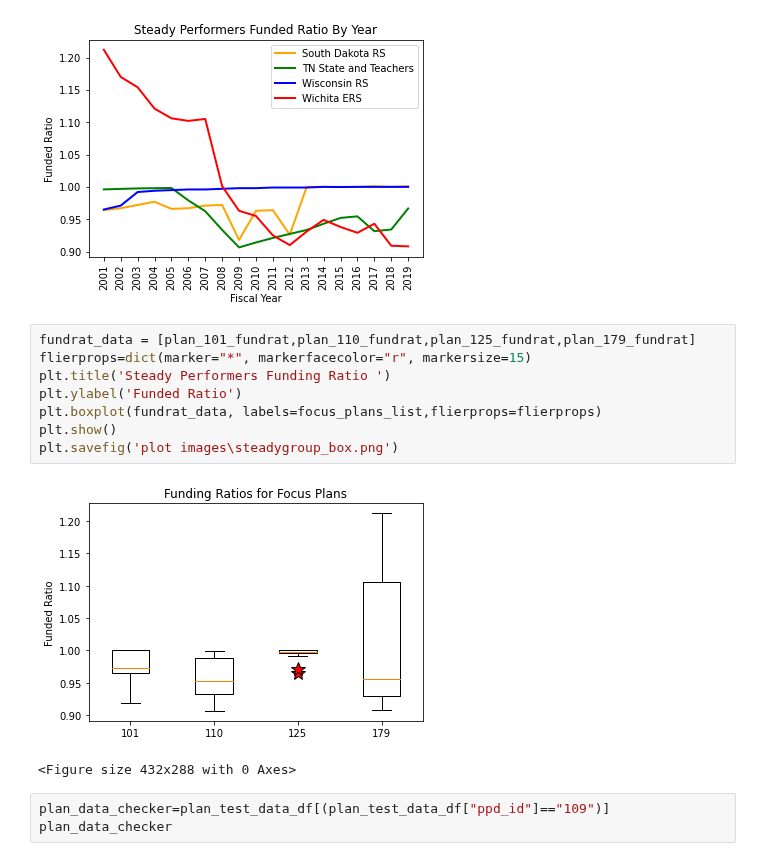
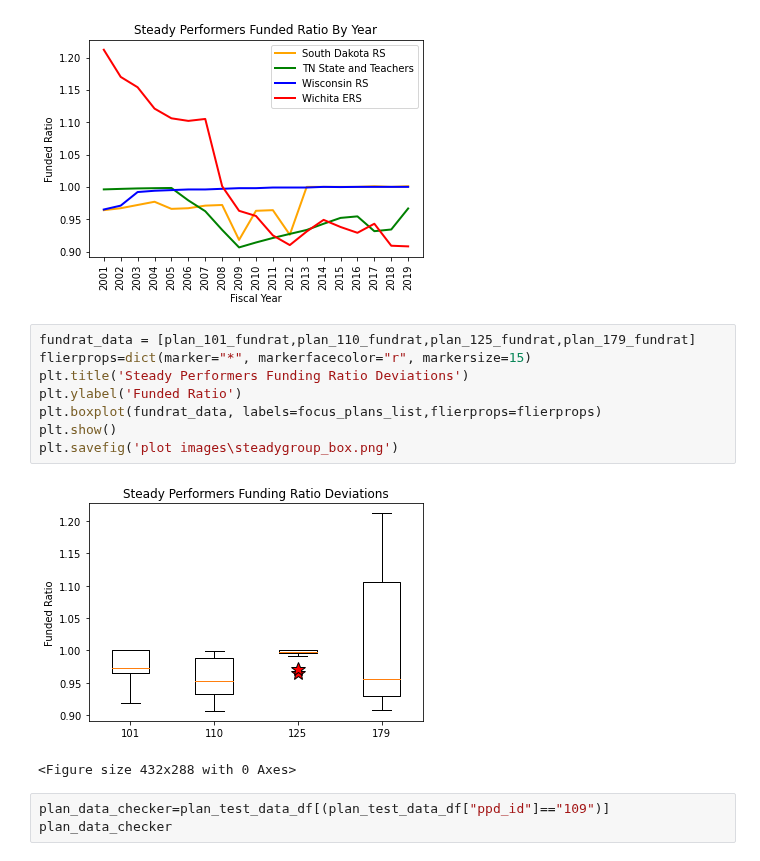
Before and after one commit to DeltaDeutsch/PPD-Group-Project, a Jupyter notebook: PPD Group Focus Plans.ipynb, the cells around one changed output. Saved outputs shown, nothing was run; the diff lists cells and outputs as text.

```diff
--- a/PPD Group Focus Plans.ipynb
+++ b/PPD Group Focus Plans.ipynb
@@ -294,13 +294,13 @@ plt.savefig('plot images\steadygroup_fund_v_year.png')
 # %%
 fundrat_data = [plan_101_fundrat,plan_110_fundrat,plan_125_fundrat,plan_179_fundrat]
 flierprops=dict(marker="*", markerfacecolor="r", markersize=15)
-plt.title('Steady Performers Funding Ratio ')
+plt.title('Steady Performers Funding Ratio Deviations')
 plt.ylabel('Funded Ratio')
 plt.boxplot(fundrat_data, labels=focus_plans_list,flierprops=flierprops)
 plt.show()
 plt.savefig('plot images\steadygroup_box.png')
 # %% [output]
-[figure, old version]
+[figure, new version]
 <Figure size 432x288 with 0 Axes>
 # %%
 plan_data_checker=plan_test_data_df[(plan_test_data_df["ppd_id"]=="109")]
```
Also changed, not shown: 1 other file.
